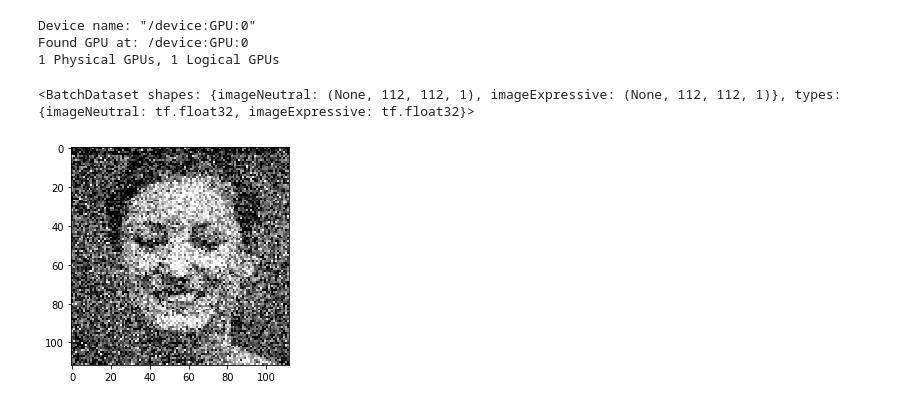
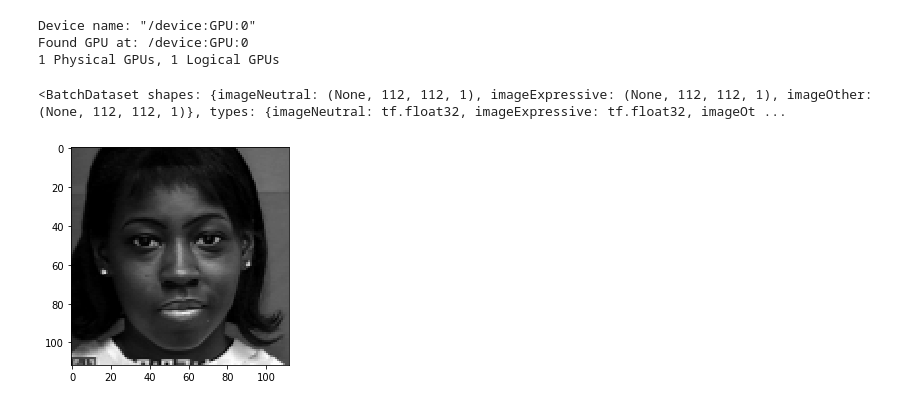
Before and after one commit to willtc111/StoicNet, a Jupyter notebook: Trainer.ipynb, the cells around one changed output. Saved outputs shown, nothing was run; the diff lists cells and outputs as text; code cells hidden in the pictures.

```diff
--- a/Trainer.ipynb
+++ b/Trainer.ipynb
@@ -64,7 +64,8 @@ IMG_WIDTH = 112
 
 keys_to_features = {
     'image_neutral': tf.io.FixedLenFeature([], tf.string),
-    'image_expressive': tf.io.FixedLenFeature([], tf.string)
+    'image_expressive': tf.io.FixedLenFeature([], tf.string),
+    'image_other': tf.io.FixedLenFeature([], tf.string)
 }
 
 def parser(record):
@@ -72,22 +73,28 @@ def parser(record):
 
     imageNeutral = tf.io.decode_raw(parsed["image_neutral"], tf.uint8)
     imageExpressive = tf.io.decode_raw(parsed["image_expressive"], tf.uint8)
+    imageOther = tf.io.decode_raw(parsed["image_other"], tf.uint8)
 
     imageNeutral = tf.cast(imageNeutral, tf.float32)
     imageExpressive = tf.cast(imageExpressive, tf.float32)
+    imageOther = tf.cast(imageOther, tf.float32)
 
     imageNeutral = tf.reshape(imageNeutral, shape=[224,224,1])
     imageExpressive = tf.reshape(imageExpressive, shape=[224,224,1])
+    imageOther = tf.reshape(imageOther, shape=[224,224,1])
 
     imageNeutral = tf.image.resize(imageNeutral, size=[IMG_HEIGHT,IMG_WIDTH])
     imageExpressive = tf.image.resize(imageExpressive, size=[IMG_HEIGHT,IMG_WIDTH])
+    imageOther = tf.image.resize(imageOther, size=[IMG_HEIGHT,IMG_WIDTH])
 
     imageNeutral /= (255/2)
     imageExpressive /= (255/2)
+    imageOther /= (255/2)
     imageNeutral -= 1
     imageExpressive -= 1
+    imageOther -= 1
 
-    return {"imageNeutral":imageNeutral, "imageExpressive":imageExpressive}
+    return {"imageNeutral":imageNeutral, "imageExpressive":imageExpressive, "imageOther":imageOther}
 # %%
 BUFFER_SIZE = 20000
 BATCH_SIZE = 32
@@ -100,13 +107,13 @@ parsed_train = raw_train.map(parser).shuffle(BUFFER_SIZE).batch(BATCH_SIZE)
 parsed_test = raw_test.map(parser).shuffle(BUFFER_SIZE).batch(BATCH_SIZE)
 print(parsed_train)
 # %% [output]
-<BatchDataset shapes: {imageNeutral: (None, 112, 112, 1), imageExpressive: (None, 112, 112, 1)}, types: {imageNeutral: tf.float32, imageExpressive: tf.float32}>
+<BatchDataset shapes: {imageNeutral: (None, 112, 112, 1), imageExpressive: (None, 112, 112, 1), imageOther: (None, 112, 112, 1)}, types: {imageNeutral: tf.float32, imageExpressive: tf.float32, imageOt ...
 # %%
 # Get this round's inspirational photo...
 for image_features in parsed_train.take(1):
     image_raw = image_features['imageExpressive'].numpy()
-    plt.imshow(np.squeeze(image_raw[0,:,:,:]+np.random.normal(0.0, 0.5, [112,112,1])), cmap='gray', vmin=-1, vmax=1)
+    plt.imshow(np.squeeze(image_raw[0,:,:,:]), cmap='gray', vmin=-1, vmax=1)
     plt.show()
 # %% [output]
-[figure, old version]
+[figure, new version]
 # %%
```
Also changed, not shown: parts of 11 cells of this notebook.
